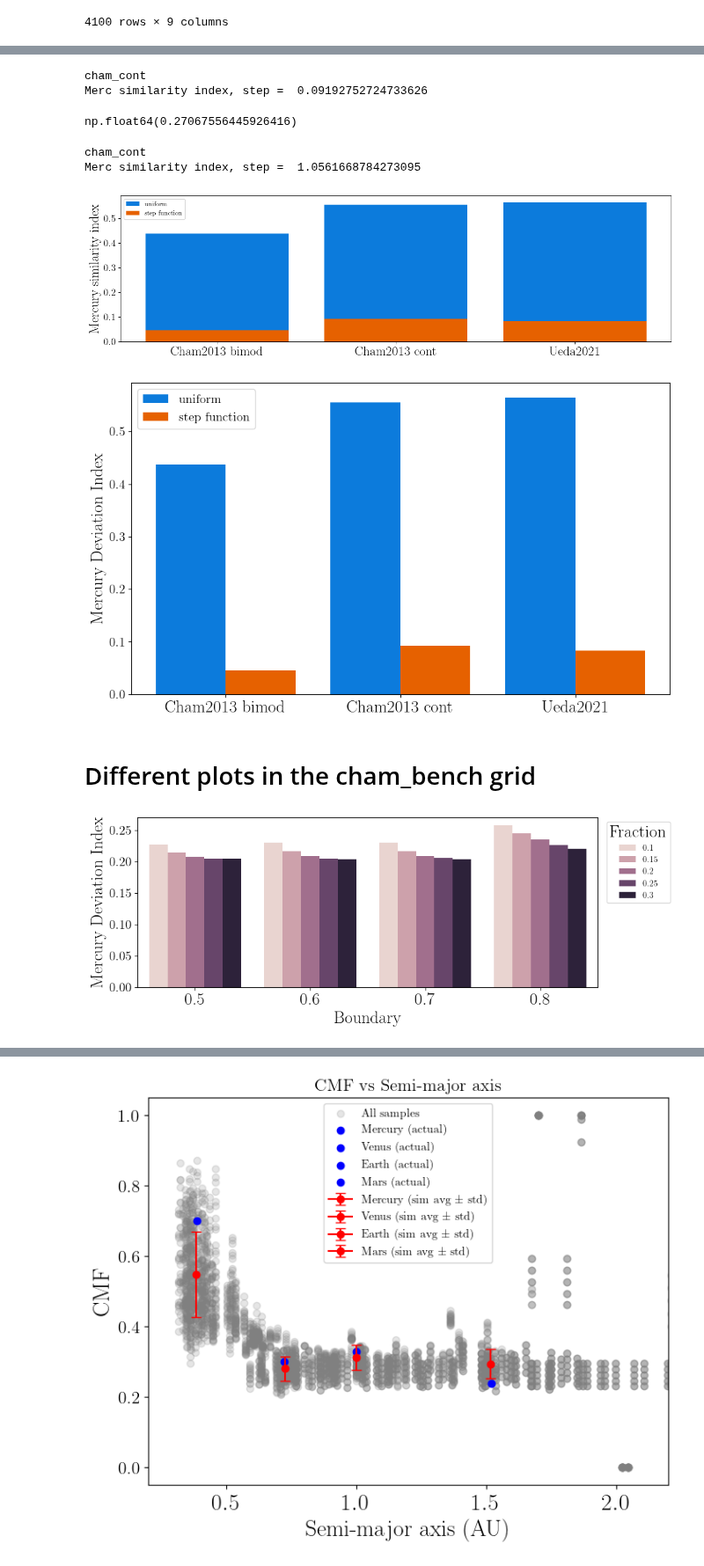
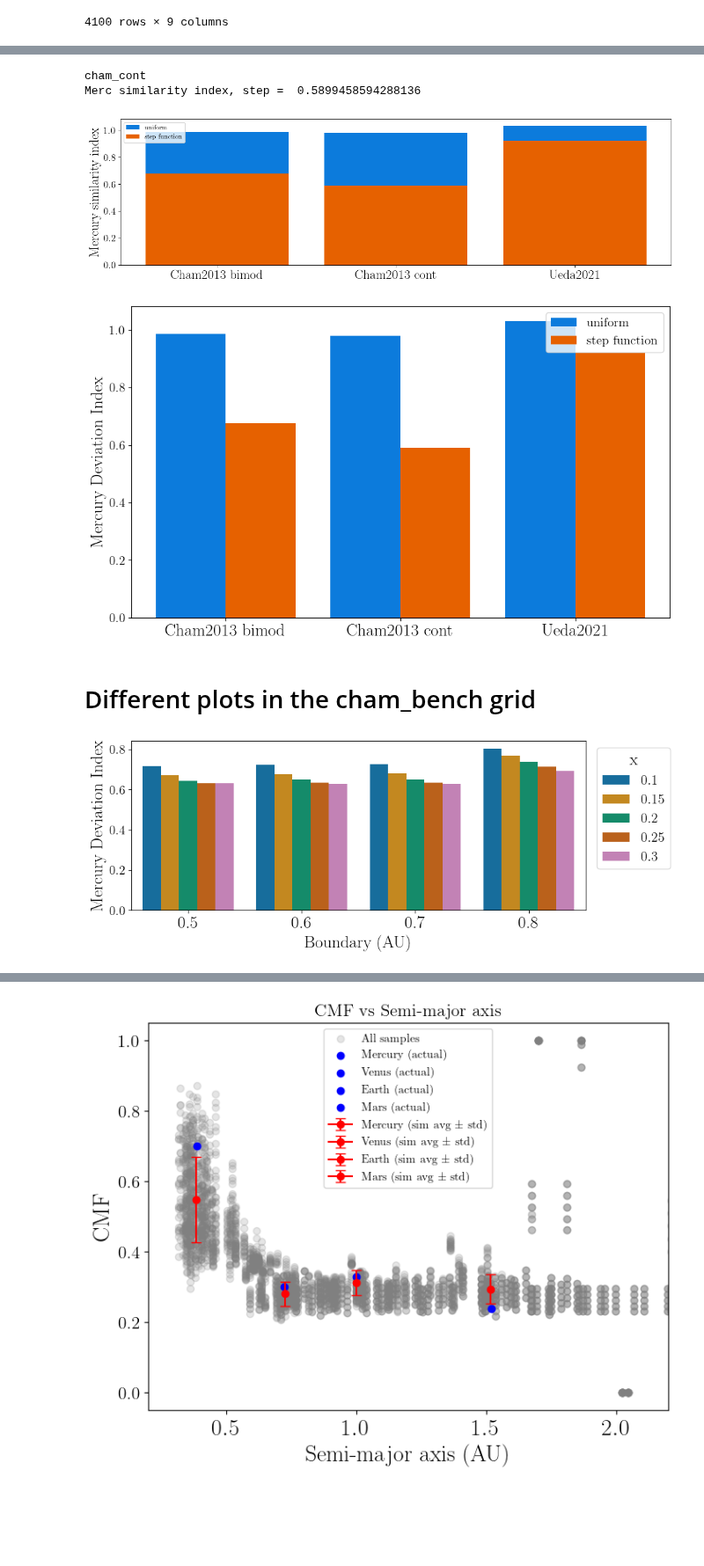
Before and after one commit to haniyehtajer/planet_cookbook, a Jupyter notebook: examples/evolved_planets/find_mercs.ipynb, the cells around one changed output, grey strips where cells are left out. Shown at 88% size. Drawn from its saved outputs; the diff is of its cells as text; code cells hidden in the pictures; blank space fills up the shorter version.

Commit message:
new plots

```diff
--- a/examples/evolved_planets/find_mercs.ipynb
+++ b/examples/evolved_planets/find_mercs.ipynb
@@ -57,22 +57,22 @@ cham_cont_pldf = pd.concat(cham_cont_pldf_list)
 def mercury_sim_index(masses, cmfs):
     cmf_merc =  mercury['CMF'].values[0]
     mass_merc =  mercury['m'].values[0]
-    cmf_diff = np.sum(((cmfs - cmf_merc)/( np.average(np.concatenate((mercury['CMF'], cmfs))) * len(cmfs)))**2)
-    masses_diff = np.sum(((masses - mass_merc)/( np.average( np.concatenate((mercury['m'], masses)) ) * len(masses)))**2)
+    cmf_diff = np.sum((cmfs - cmf_merc)**2) / (np.average(cmfs) * len(cmfs))
+    masses_diff = np.sum((masses - mass_merc)**2) / (np.average(masses) * len(masses))
 
-    index = np.sqrt((cmf_diff + masses_diff)/2)
+    index = np.sqrt((cmf_diff + masses_diff))
     return index
 
 def mercury_sim_index_cmf_only(cmfs):
     cmf_merc =  mercury['CMF'].values[0]
-    cmf_diff = np.sum(((cmfs - cmf_merc)/( np.average( np.concatenate((mercury['CMF'], cmfs)) )))**2)
+    cmf_diff = np.sum((cmfs - cmf_merc)**2) / (np.average(cmfs) * len(cmfs))
 
     index = np.sqrt(cmf_diff)
     return index
 # %%
 #Mercury similarity conditions
-semi_lower_bound = mercury['a'].values[0] - 0.02
-semi_upper_bound = mercury['a'].values[0] + 0.02
+semi_lower_bound = mercury['a'].values[0] - 0.1
+semi_upper_bound = mercury['a'].values[0] + 0.1
 
 ueda_v3_mercs = ueda_v3_pldf[(ueda_v3_pldf['semi'] > semi_lower_bound) & (ueda_v3_pldf['semi'] < semi_upper_bound)]
 cham_bench_mercs = cham_bench_pldf[(cham_bench_pldf['semi'] > semi_lower_bound) & (cham_bench_pldf['semi'] < semi_upper_bound)]
@@ -156,8 +174,4 @@ print("Merc similarity index, step = ", cham_cont_inds_step)
 #print("Merc similarity index, CMF only = ", cham_cont_inds_cmf_step)
 # %% [output]
 cham_cont
-Merc similarity index, step =  0.09192752724733626
+Merc similarity index, step =  0.5899458594288136
-# %%
-np.sqrt(np.sum(((cham_cont_steps_mercs['cmf'] - 0.7)/(np.average(cham_cont_steps_mercs['cmf'])))**2)/len(cham_cont_steps_mercs['cmf']))
-# %% [output]
-np.float64(0.27067556445926416)
@@ -173,11 +178,3 @@ def mercury_sim_index_divide(masses, cmfs):
-# %%
-cham_cont_inds_step_div = mercury_sim_index_divide(cham_cont_steps_mercs['mass'].values * sol_to_earth, cham_cont_steps_mercs['cmf'].values)
-
-print("cham_cont")
-print("Merc similarity index, step = ", cham_cont_inds_step_div)
-# %% [output]
-cham_cont
-Merc similarity index, step =  1.0561668784273095
 # %%
 uniforms = {
     "Cham2013 bimod": cham_bench_inds,
@@ -200,7 +197,7 @@ plt.legend()
 plt.ylabel("Mercury similarity index")
 plt.show()
 # %% [output]
-[figure, old version]
+[figure, new version]
 # %%
 labels = list(uniforms.keys())  # assumes both dicts have same keys in same order
 x = np.arange(len(labels))      # numeric positions
@@ -215,10 +212,10 @@ plt.ylabel("Mercury Deviation Index")
 plt.legend(fontsize=15)
 plt.tight_layout()
 
-#plt.savefig("paper_plots/merc_dev_index.pdf", dpi=30)
+plt.savefig("paper_plots/merc_dev_index.pdf", dpi=30)
 plt.show()
 # %% [output]
-[figure, old version]
+[figure, new version]
 # %% [markdown]
 # Different plots in the cham_bench grid
 # %%
@@ -240,18 +237,18 @@ merc_devs_cham_step = pd.DataFrame(records)
 # %%
 import seaborn as sns
 import matplotlib.pyplot as plt
 
 plt.figure(figsize=(10,4))
 sns.barplot(
     data=merc_devs_cham_step,
-    x="bound", y="dev_index", hue="perc"
+    x="bound", y="dev_index", hue="perc", palette="colorblind"
 )
-plt.legend(title="Fraction", bbox_to_anchor=(1.01, 1), loc='upper left')
+plt.legend(title="x", bbox_to_anchor=(1.01, 1), loc='upper left', fontsize=16)
 #plt.title("Mercury Deviation Index by Boundary and Percentage")
 plt.tight_layout()
 plt.ylabel("Mercury Deviation Index")
-plt.xlabel("Boundary")
+plt.xlabel("Boundary (AU)")
 plt.savefig('paper_plots/grid_plot_merc_devs.pdf', dpi=300)
 plt.show()
 # %% [output]
-[figure, old version]
+[figure, new version]
```
Also changed, not shown: parts of 13 cells of this notebook, 5 other files.
